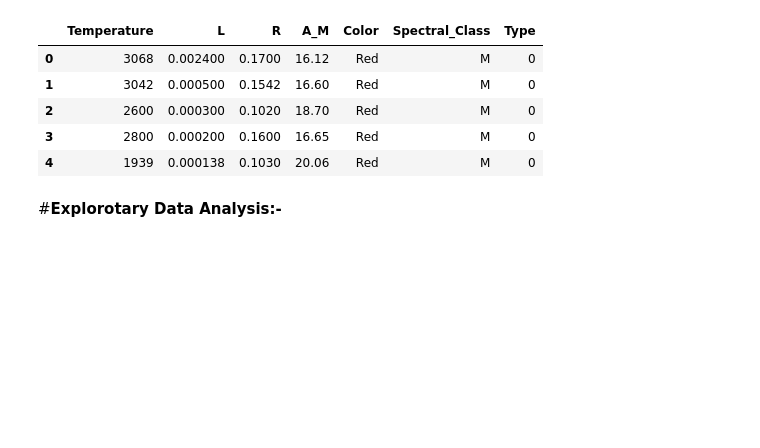
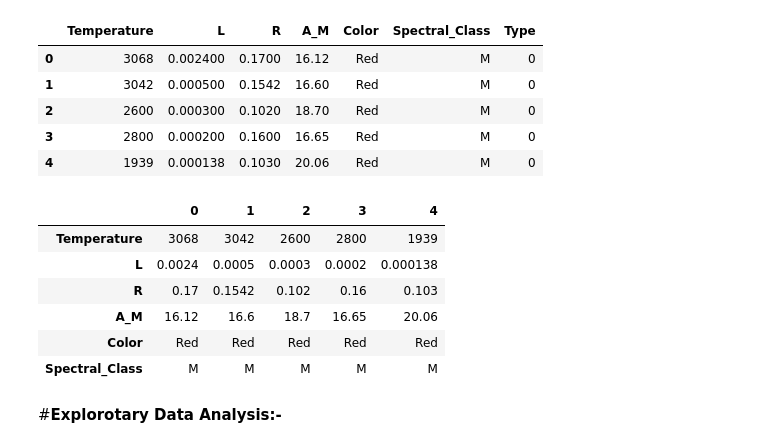
Before and after one commit to mohmaed7777/K-means-for-clustering-the-Stars-Typs, a Jupyter notebook: Clustering_Stars_Types.ipynb, the cells around one changed output. Cells and saved outputs as stored; diff of their text form; code cells hidden in the pictures; blank space fills up the shorter version.

```diff
--- a/Clustering_Stars_Types.ipynb
+++ b/Clustering_Stars_Types.ipynb
@@ -52,6 +52,16 @@ data.head()
 | 2 | 2600 | 0.000300 | 0.1020 | 18.70 | Red | M | 0 |
 | 3 | 2800 | 0.000200 | 0.1600 | 16.65 | Red | M | 0 |
 | 4 | 1939 | 0.000138 | 0.1030 | 20.06 | Red | M | 0 |
+# %%
+data.head().T
+# %% [output]
+|  | 0 | 1 | 2 | 3 | 4 |
+| Temperature | 3068 | 3042 | 2600 | 2800 | 1939 |
+| L | 0.0024 | 0.0005 | 0.0003 | 0.0002 | 0.000138 |
+| R | 0.17 | 0.1542 | 0.102 | 0.16 | 0.103 |
+| A_M | 16.12 | 16.6 | 18.7 | 16.65 | 20.06 |
+| Color | Red | Red | Red | Red | Red |
+| Spectral_Class | M | M | M | M | M |
 # %% [markdown]
 #**Explorotary Data Analysis:-**
 # %% [markdown]
```
Also changed, not shown: parts of 6 cells of this notebook.
